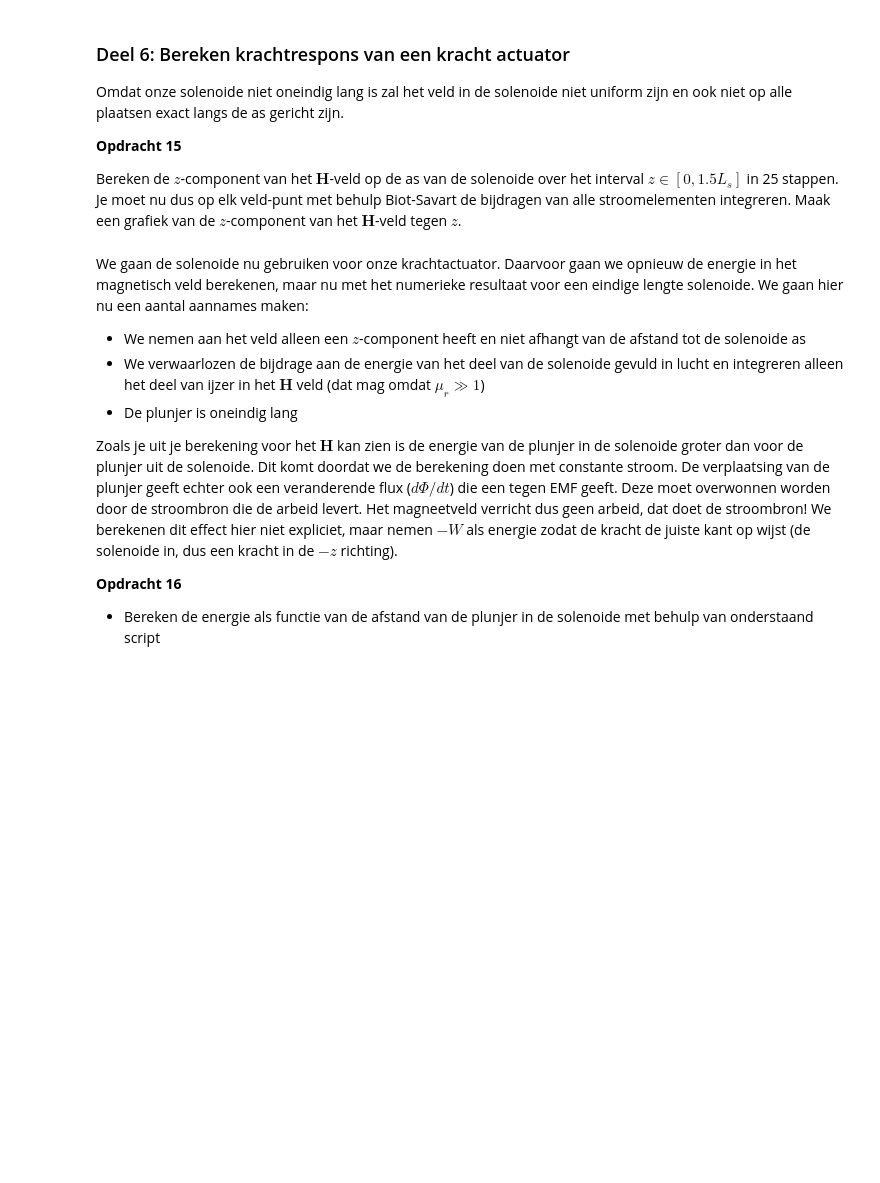
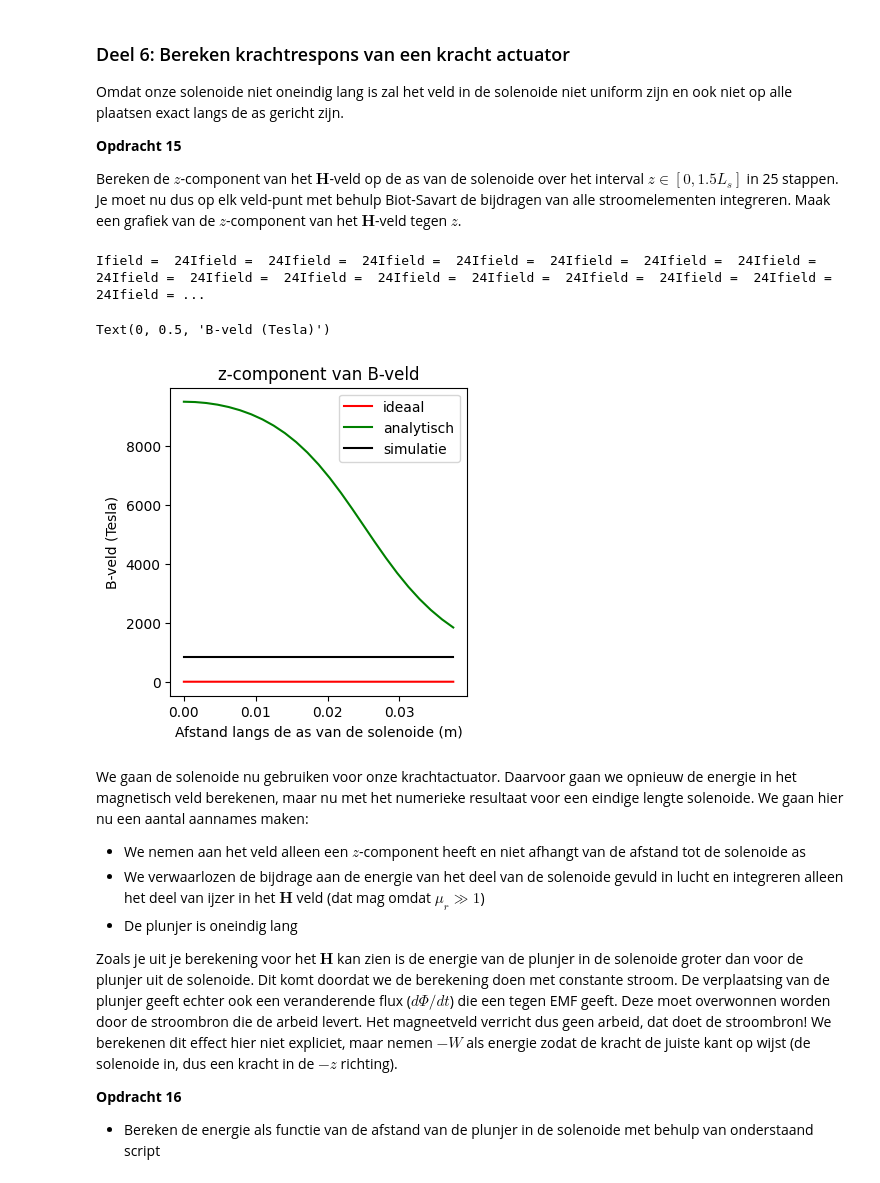
Before and after one commit to tak-max/opdrachten-DEF-D, a Jupyter notebook: DigitaleOntwerpopdrachten/1CondensatorOpdracht/KrachtactuatorOpdracht.ipynb, the cells around one changed output. Saved outputs shown, nothing was run; the diff lists cells and outputs as text; code cells hidden in the pictures; blank space fills up the shorter version.

```diff
--- a/DigitaleOntwerpopdrachten/1CondensatorOpdracht/KrachtactuatorOpdracht.ipynb
+++ b/DigitaleOntwerpopdrachten/1CondensatorOpdracht/KrachtactuatorOpdracht.ipynb
@@ -504,6 +515,27 @@ Bereken het veld in het midden van de solenoide en vergelijk het met het analyti
 * Denk na over wat dl betekent en hoe jullie deze zou berekenen.
 * Bereken met de functie die jullie eerder geschreven hebben de contributies aan het $H$-veld en sommeer deze.
 # %%
-###
-###Jullie code hier###
-###
+N_punten = np.arange(1000, 40000, 5000) # Test verschillende aantallen punten
+
+for n in N_punten:
+    x, y, z = parametrisatie(n, r_sol, aantal_omwentelingen, L_sol)
+
+    # Stap 3: Bereken het veld in het midden (oorsprong [0, 0, 0])
+    r_field = np.array([0, 0, 0])
+    H_totaal = np.array([0.0, 0.0, 0.0])
+
+    for i in range(n - 1):
+        r_source = np.array([x[i], y[i], z[i]])
+
+        dl = np.array([x[i+1] - x[i], y[i+1] - y[i], z[i+1] - z[i]])
+
+        H_totaal += field_current_element(r_field, r_source, dl)
+
+    spoed = aantal_omwentelingen / L_sol
+    H_analytisch = spoed * I
+
+    print(f"Numeriek berekend H-veld in het midden: {H_totaal[2]:.2f} A/m")
+    print(f"Analytisch (oneindige spoel) H-veld:    {H_analytisch:.2f} A/m")
+
+    afwijking = abs((H_totaal[2] - H_analytisch) / H_analytisch) * 100
+    print(f"Afwijking: {afwijking:.2f}%")
@@ -517,33 +567,38 @@ Bereken de $z$-component van het $\mathbf{H}$-veld op de as van de solenoide ove
 # %%
 n_ax=25
 z_ax=np.linspace(0, 1.5*L_sol/2, n_ax)
 H_ax=np.zeros((n_ax,1))
 
 for i_field in range(n_ax):
     print(f"\rIfield =  {i_field}", end="") # Print welk element van het veld nu berekend wordt.
     # Bepaal de field coordinate
     Hsimulated=np.array([0,0,0], dtype='float64')
     for i_source in np.arange(1, N):
         # Bepaal dl en r_source en gebruik
         Hsimulated += field_current_element(r_field, r_source, dl)
         print(f"Ifield =  {i_field}", end="")
 
     # selecting the z-component
     H_ax[i_field,0]=Hsimulated[2]
 
 H_veld_ideaal=analytical_answer*np.ones(n_ax)*(1.0*(z_ax < L_sol/2))
 
 # dit is nog een aardige analytische uitdrukking die je kan uitrekenen voor de z-component op de as van een solenoide met eindige lengte
-H_veld_analytisch=(aantal_omwent*I/L_sol/2)*((L_sol/2-z_ax)/np.sqrt((z_ax- L_sol/2)**2 + r_sol**2)+(L_sol/2+z_ax)/np.sqrt((z_ax+ L_sol/2)**2 + r_sol**2))
+H_veld_analytisch=(aantal_omwentelingen*I/L_sol/2)*((L_sol/2-z_ax)/np.sqrt((z_ax- L_sol/2)**2 + r_sol**2)+(L_sol/2+z_ax)/np.sqrt((z_ax+ L_sol/2)**2 + r_sol**2))
 
 plt.figure(figsize=[13,4])
 plt.subplot(131)
 plt.title('z-component van B-veld')
 plt.plot(z_ax, H_veld_ideaal, '-r', label='ideaal')
 plt.plot(z_ax, H_veld_analytisch, '-g', label='analytisch')
 plt.plot(z_ax, H_ax, '-k', label='simulatie')
 plt.xlabel('Afstand langs de as van de solenoide (m)')
+plt.legend()
 plt.ylabel('B-veld (Tesla)')
+# %% [output]
+Ifield =  24Ifield =  24Ifield =  24Ifield =  24Ifield =  24Ifield =  24Ifield =  24Ifield =  24Ifield =  24Ifield =  24Ifield =  24Ifield =  24Ifield =  24Ifield =  24Ifield =  24Ifield =  24Ifield = ...
+Text(0, 0.5, 'B-veld (Tesla)')
+[figure, added]
 # %% [markdown]
 We gaan de solenoide nu gebruiken voor onze krachtactuator. Daarvoor gaan we opnieuw de energie in het magnetisch veld berekenen, maar nu met het numerieke resultaat voor een eindige lengte solenoide. We gaan hier nu een aantal aannames maken:
 * We nemen aan het veld alleen een $z$-component heeft en niet afhangt van de afstand tot de solenoide as
```
Also changed, not shown: parts of 4 cells of this notebook.
